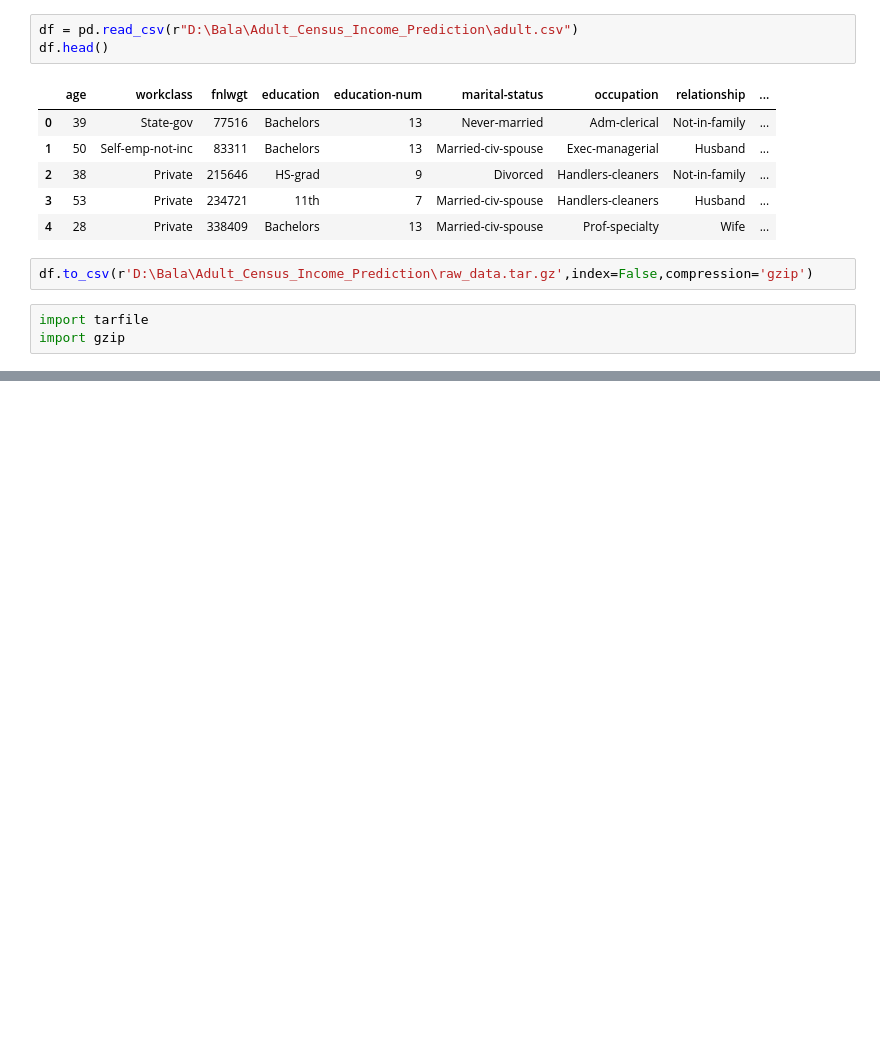
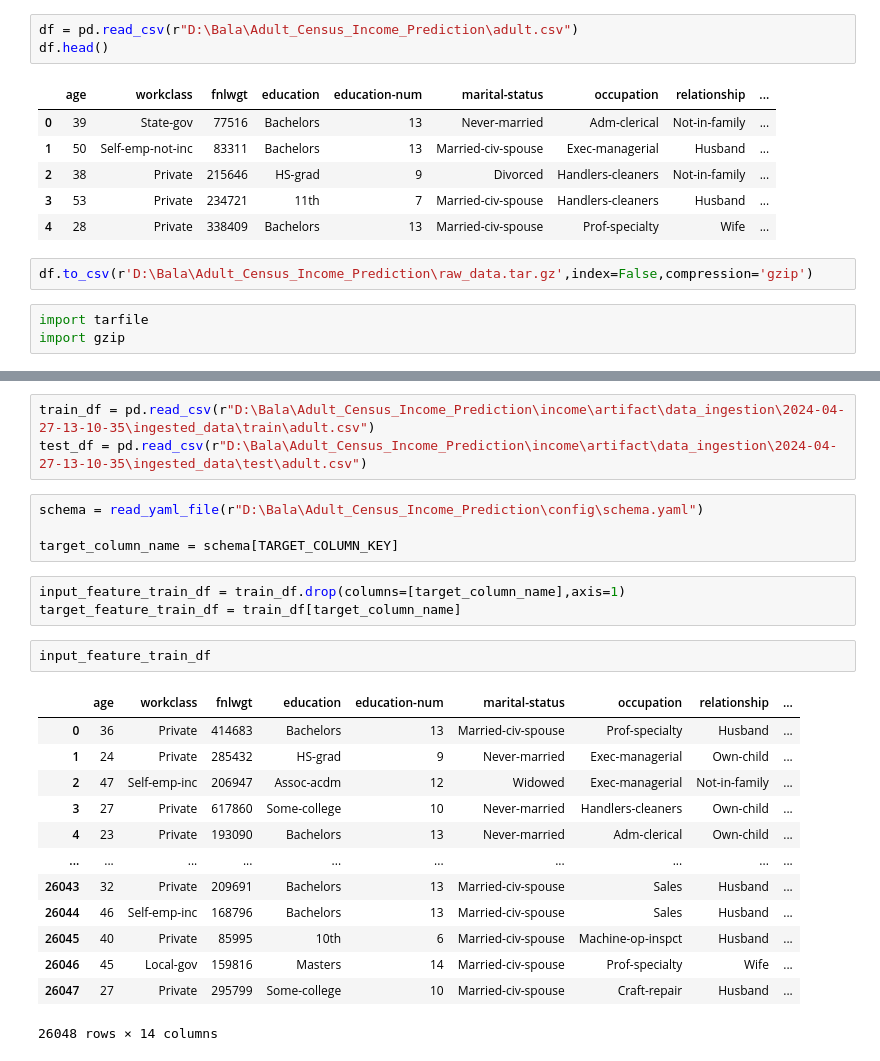
Before and after one commit to BalaM14/Adult_Census_Income_Prediction, a Jupyter notebook: notebook/sample.ipynb, the cells around one changed output, grey strips where cells are left out. Drawn from its saved outputs; the diff is of its cells as text; blank space fills up the shorter version.

Commit message:
Data Transformation completed

```diff
--- a/notebook/sample.ipynb
+++ b/notebook/sample.ipynb
@@ -232,0 +260,26 @@ if
+# %%
+train_df = pd.read_csv(r"D:\Bala\Adult_Census_Income_Prediction\income\artifact\data_ingestion\2024-04-27-13-10-35\ingested_data\train\adult.csv")
+test_df = pd.read_csv(r"D:\Bala\Adult_Census_Income_Prediction\income\artifact\data_ingestion\2024-04-27-13-10-35\ingested_data\test\adult.csv")
+# %%
+schema = read_yaml_file(r"D:\Bala\Adult_Census_Income_Prediction\config\schema.yaml")
+
+target_column_name = schema[TARGET_COLUMN_KEY]
+# %%
+input_feature_train_df = train_df.drop(columns=[target_column_name],axis=1)
+target_feature_train_df = train_df[target_column_name]
+# %%
+input_feature_train_df
+# %% [output]
+|  | age | workclass | fnlwgt | education | education-num | marital-status | occupation | relationship | ... |
+| 0 | 36 | Private | 414683 | Bachelors | 13 | Married-civ-spouse | Prof-specialty | Husband | ... |
+| 1 | 24 | Private | 285432 | HS-grad | 9 | Never-married | Exec-managerial | Own-child | ... |
+| 2 | 47 | Self-emp-inc | 206947 | Assoc-acdm | 12 | Widowed | Exec-managerial | Not-in-family | ... |
+| 3 | 27 | Private | 617860 | Some-college | 10 | Never-married | Handlers-cleaners | Own-child | ... |
+| 4 | 23 | Private | 193090 | Bachelors | 13 | Never-married | Adm-clerical | Own-child | ... |
+| ... | ... | ... | ... | ... | ... | ... | ... | ... | ... |
+| 26043 | 32 | Private | 209691 | Bachelors | 13 | Married-civ-spouse | Sales | Husband | ... |
+| 26044 | 46 | Self-emp-inc | 168796 | Bachelors | 13 | Married-civ-spouse | Sales | Husband | ... |
+| 26045 | 40 | Private | 85995 | 10th | 6 | Married-civ-spouse | Machine-op-inspct | Husband | ... |
+| 26046 | 45 | Local-gov | 159816 | Masters | 14 | Married-civ-spouse | Prof-specialty | Wife | ... |
+| 26047 | 27 | Private | 295799 | Some-college | 10 | Married-civ-spouse | Craft-repair | Husband | ... |
+26048 rows × 14 columns
```
Also changed, not shown: parts of 36 cells of this notebook, 17 other files.
